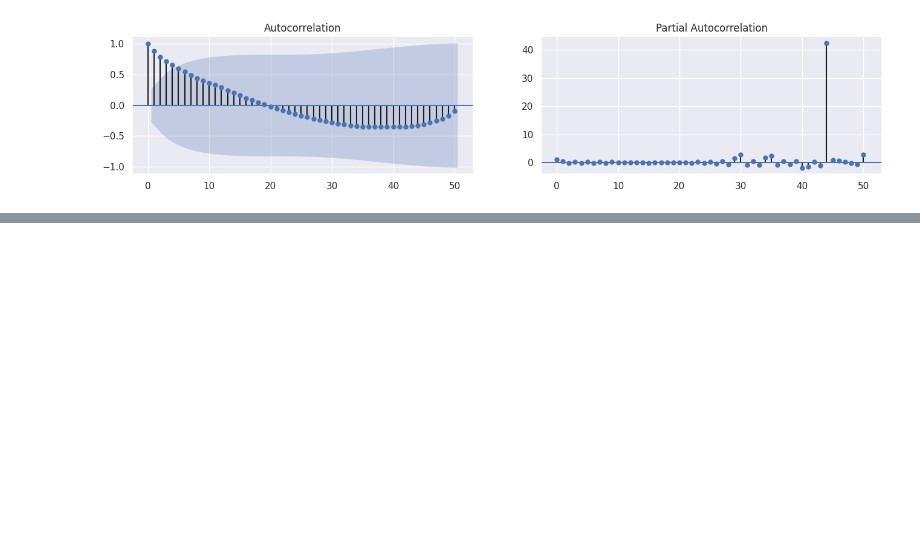
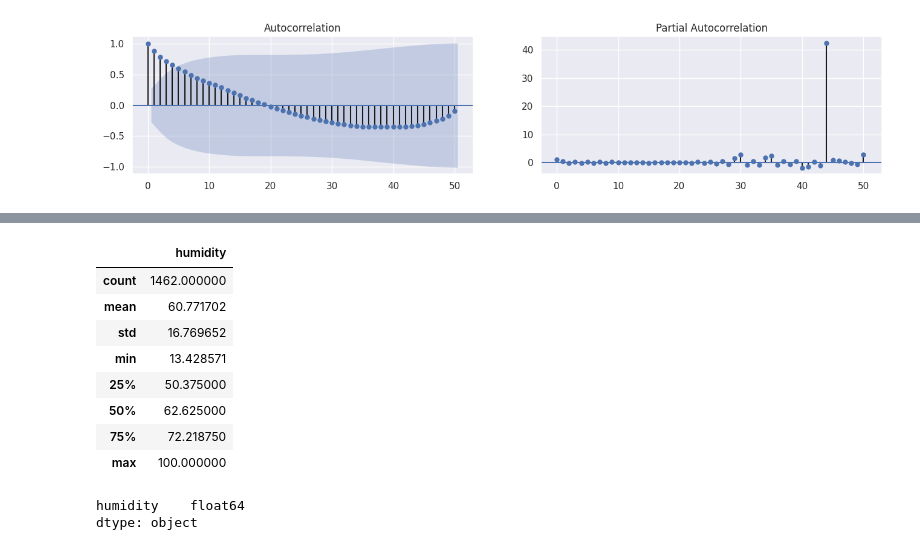
Before and after one commit to James-McNeill/TimeSeriesAnalysis, a Jupyter notebook: TimeSeriesFunctions.ipynb, the cells around one changed output, grey strips where cells are left out. Drawn from its saved outputs; the diff is of its cells as text; code cells hidden in the pictures; blank space fills up the shorter version.

```diff
--- a/TimeSeriesFunctions.ipynb
+++ b/TimeSeriesFunctions.ipynb
@@ -139,0 +143,17 @@ Text(0.5, 0.98, 'Additive Decompose')
+# %%
+df.describe()
+# %% [output]
+|  | humidity |
+| count | 1462.000000 |
+| mean | 60.771702 |
+| std | 16.769652 |
+| min | 13.428571 |
+| 25% | 50.375000 |
+| 50% | 62.625000 |
+| 75% | 72.218750 |
+| max | 100.000000 |
+# %%
+df.dtypes
+# %% [output]
+humidity    float64
+dtype: object
```
Also changed, not shown: parts of 3 cells of this notebook.
